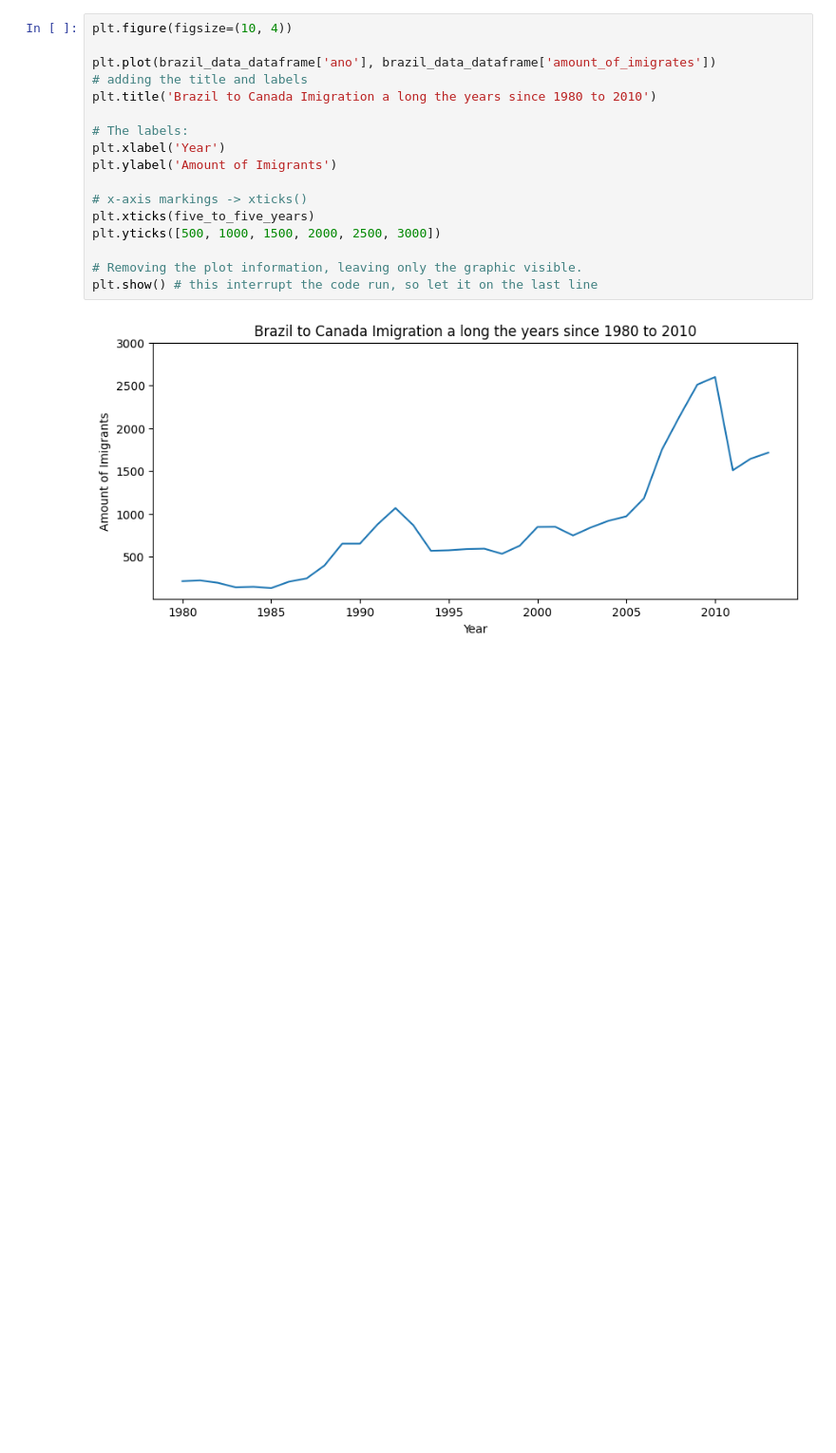
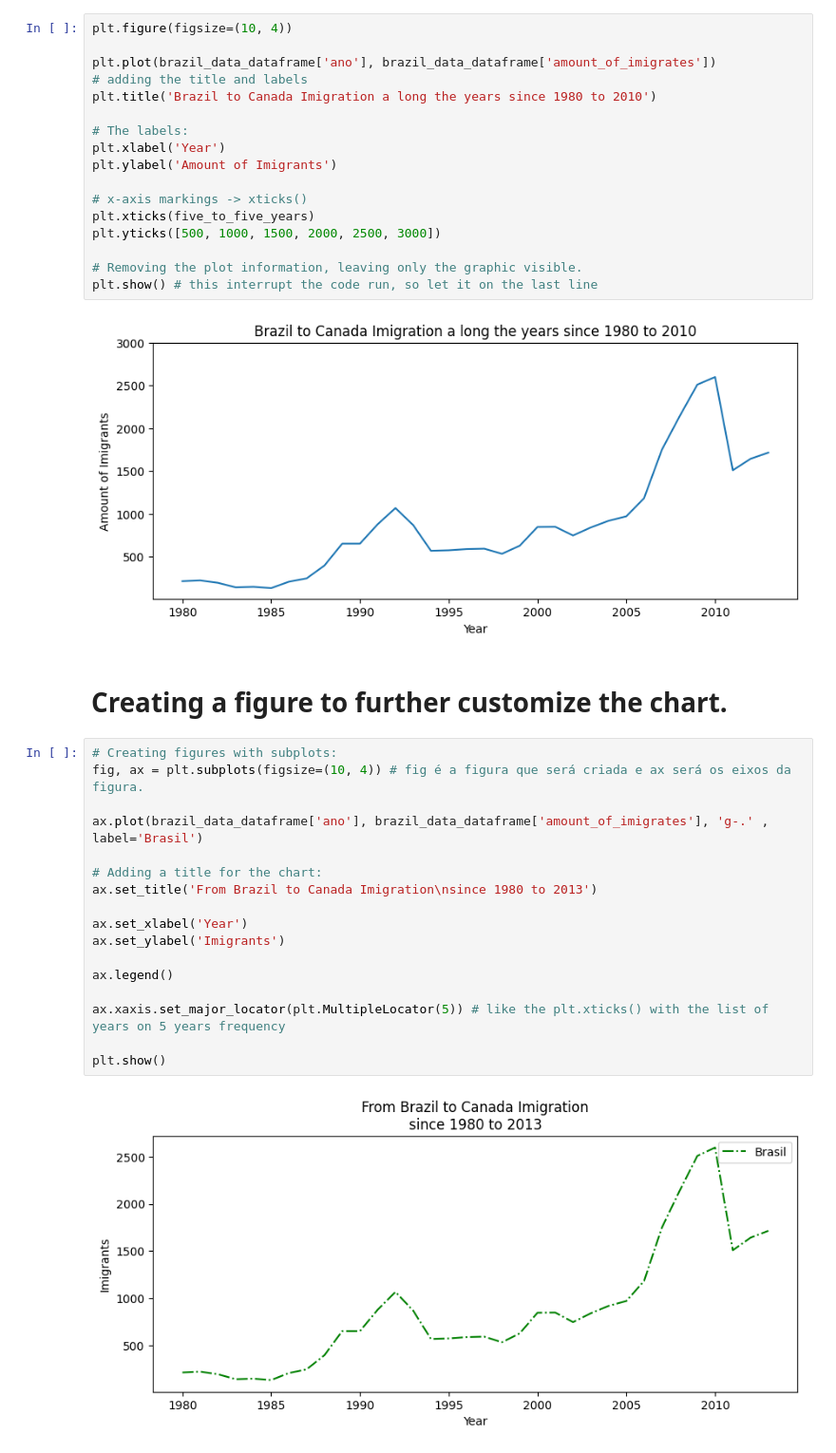
Before and after one commit to feliperrgama/brazil_to_canada_imigration_analisys, a Jupyter notebook: notebook/01_main_notebook.ipynb, the cells around one changed output. Shown at 95% size. Saved outputs shown, nothing was run; the diff lists cells and outputs as text; blank space fills up the shorter version.

Commit message:
Creating a figure to futher customize the chart and create another figure to make a boxplot to analisy the statics about the data of brazilian imigrats to Canada

```diff
--- a/notebook/01_main_notebook.ipynb
+++ b/notebook/01_main_notebook.ipynb
@@ -200,3 +200,24 @@ plt.yticks([500, 1000, 1500, 2000, 2500, 3000])
 plt.show() # this interrupt the code run, so let it on the last line
 # %% [output]
 [figure]
+# %% [markdown]
+# Creating a figure to further customize the chart.
+# %%
+# Creating figures with subplots:
+fig, ax = plt.subplots(figsize=(10, 4)) # fig é a figura que será criada e ax será os eixos da figura.
+
+ax.plot(brazil_data_dataframe['ano'], brazil_data_dataframe['amount_of_imigrates'], 'g-.' , label='Brasil')
+
+# Adding a title for the chart:
+ax.set_title('From Brazil to Canada Imigration\nsince 1980 to 2013')
+
+ax.set_xlabel('Year')
+ax.set_ylabel('Imigrants')
+
+ax.legend()
+
+ax.xaxis.set_major_locator(plt.MultipleLocator(5)) # like the plt.xticks() with the list of years on 5 years frequency
+
+plt.show()
+# %% [output]
+[figure, added]
```
Also changed, not shown: parts of 3 cells of this notebook.
